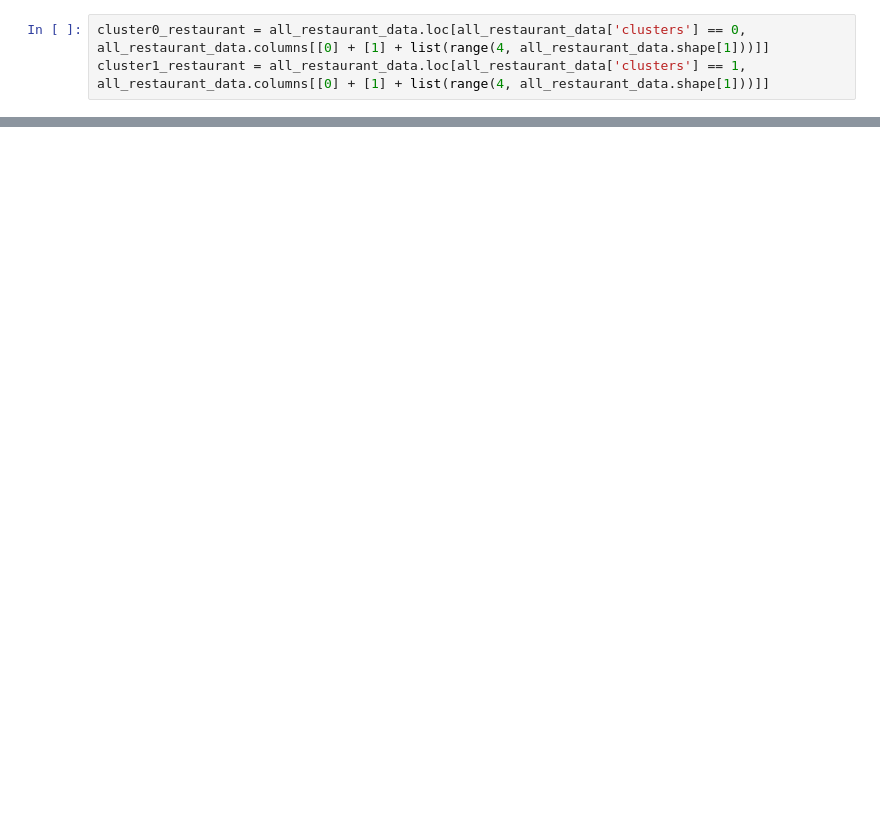
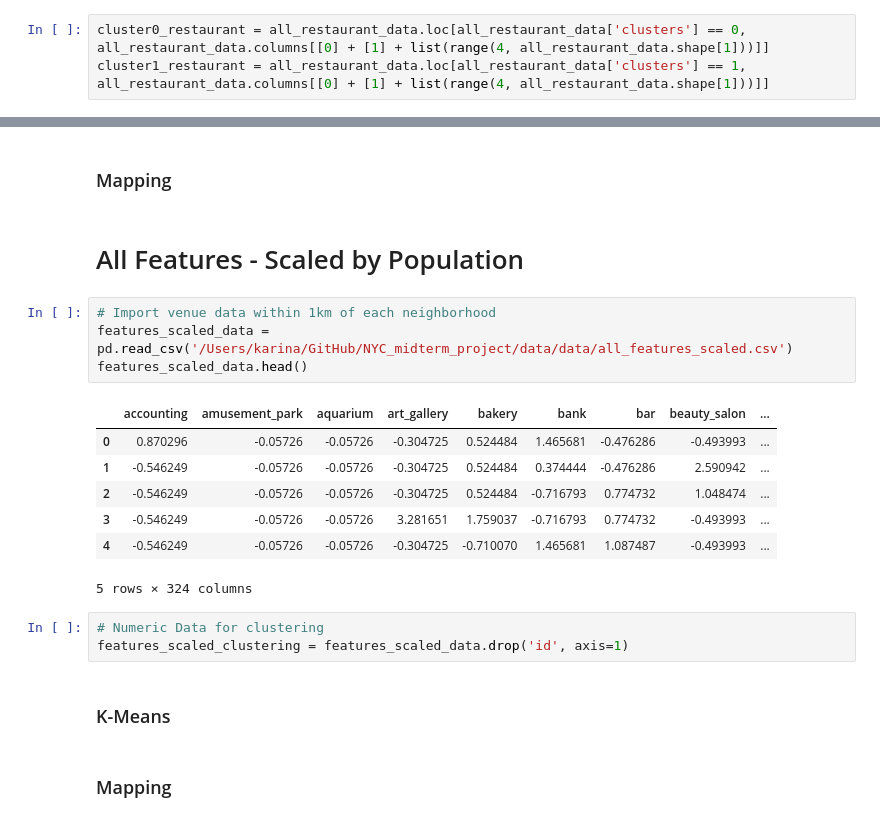
Before and after one commit to ktamkee/NYC_midterm_project, a Jupyter notebook: svc/K-Means2.ipynb, the cells around one changed output, grey strips where cells are left out. Drawn from its saved outputs; the diff is of its cells as text; blank space fills up the shorter version.

```diff
--- a/svc/K-Means2.ipynb
+++ b/svc/K-Means2.ipynb
@@ -484,0 +578,23 @@ Name: borough, dtype: int64
+# %% [markdown]
+### Mapping
+# %% [markdown]
+# All Features - Scaled by Population
+# %%
+# Import venue data within 1km of each neighborhood
+features_scaled_data = pd.read_csv('/Users/karina/GitHub/NYC_midterm_project/data/data/all_features_scaled.csv')
+features_scaled_data.head()
+# %% [output]
+|  | accounting | amusement_park | aquarium | art_gallery | bakery | bank | bar | beauty_salon | ... |
+| 0 | 0.870296 | -0.05726 | -0.05726 | -0.304725 | 0.524484 | 1.465681 | -0.476286 | -0.493993 | ... |
+| 1 | -0.546249 | -0.05726 | -0.05726 | -0.304725 | 0.524484 | 0.374444 | -0.476286 | 2.590942 | ... |
+| 2 | -0.546249 | -0.05726 | -0.05726 | -0.304725 | 0.524484 | -0.716793 | 0.774732 | 1.048474 | ... |
+| 3 | -0.546249 | -0.05726 | -0.05726 | 3.281651 | 1.759037 | -0.716793 | 0.774732 | -0.493993 | ... |
+| 4 | -0.546249 | -0.05726 | -0.05726 | -0.304725 | -0.710070 | 1.465681 | 1.087487 | -0.493993 | ... |
+5 rows × 324 columns
+# %%
+# Numeric Data for clustering
+features_scaled_clustering = features_scaled_data.drop('id', axis=1)
+# %% [markdown]
+### K-Means
+# %% [markdown]
+### Mapping
```
Also changed, not shown: parts of 22 cells of this notebook.
